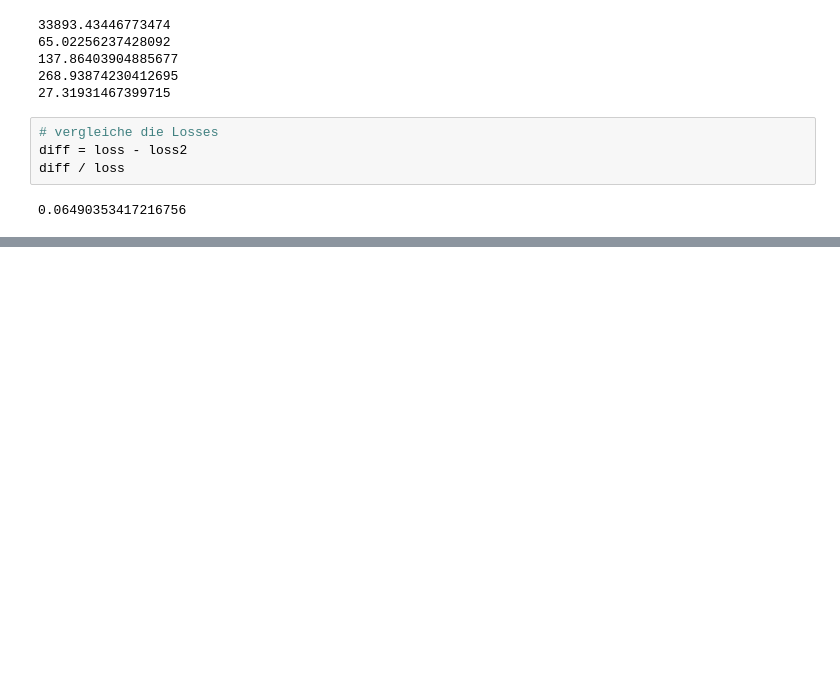
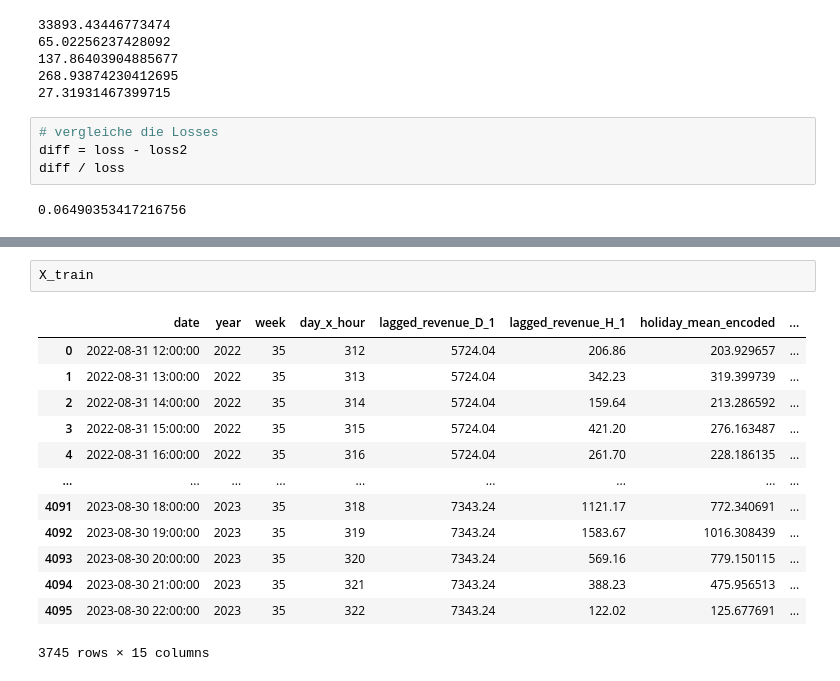
Before and after one commit to tcinhoff/xai_modells_methods, a Jupyter notebook: sonstiges/stuff.ipynb, the cells around one changed output, grey strips where cells are left out. Cells and saved outputs as stored; diff of their text form; blank space fills up the shorter version.

```diff
--- a/sonstiges/stuff.ipynb
+++ b/sonstiges/stuff.ipynb
@@ -171,0 +313,16 @@ diff / loss
+# %%
+X_train
+# %% [output]
+|  | date | year | week | day_x_hour | lagged_revenue_D_1 | lagged_revenue_H_1 | holiday_mean_encoded | ... |
+| 0 | 2022-08-31 12:00:00 | 2022 | 35 | 312 | 5724.04 | 206.86 | 203.929657 | ... |
+| 1 | 2022-08-31 13:00:00 | 2022 | 35 | 313 | 5724.04 | 342.23 | 319.399739 | ... |
+| 2 | 2022-08-31 14:00:00 | 2022 | 35 | 314 | 5724.04 | 159.64 | 213.286592 | ... |
+| 3 | 2022-08-31 15:00:00 | 2022 | 35 | 315 | 5724.04 | 421.20 | 276.163487 | ... |
+| 4 | 2022-08-31 16:00:00 | 2022 | 35 | 316 | 5724.04 | 261.70 | 228.186135 | ... |
+| ... | ... | ... | ... | ... | ... | ... | ... | ... |
+| 4091 | 2023-08-30 18:00:00 | 2023 | 35 | 318 | 7343.24 | 1121.17 | 772.340691 | ... |
+| 4092 | 2023-08-30 19:00:00 | 2023 | 35 | 319 | 7343.24 | 1583.67 | 1016.308439 | ... |
+| 4093 | 2023-08-30 20:00:00 | 2023 | 35 | 320 | 7343.24 | 569.16 | 779.150115 | ... |
+| 4094 | 2023-08-30 21:00:00 | 2023 | 35 | 321 | 7343.24 | 388.23 | 475.956513 | ... |
+| 4095 | 2023-08-30 22:00:00 | 2023 | 35 | 322 | 7343.24 | 122.02 | 125.677691 | ... |
+3745 rows × 15 columns
```
Also changed, not shown: parts of 4 cells of this notebook, 29 other files.
